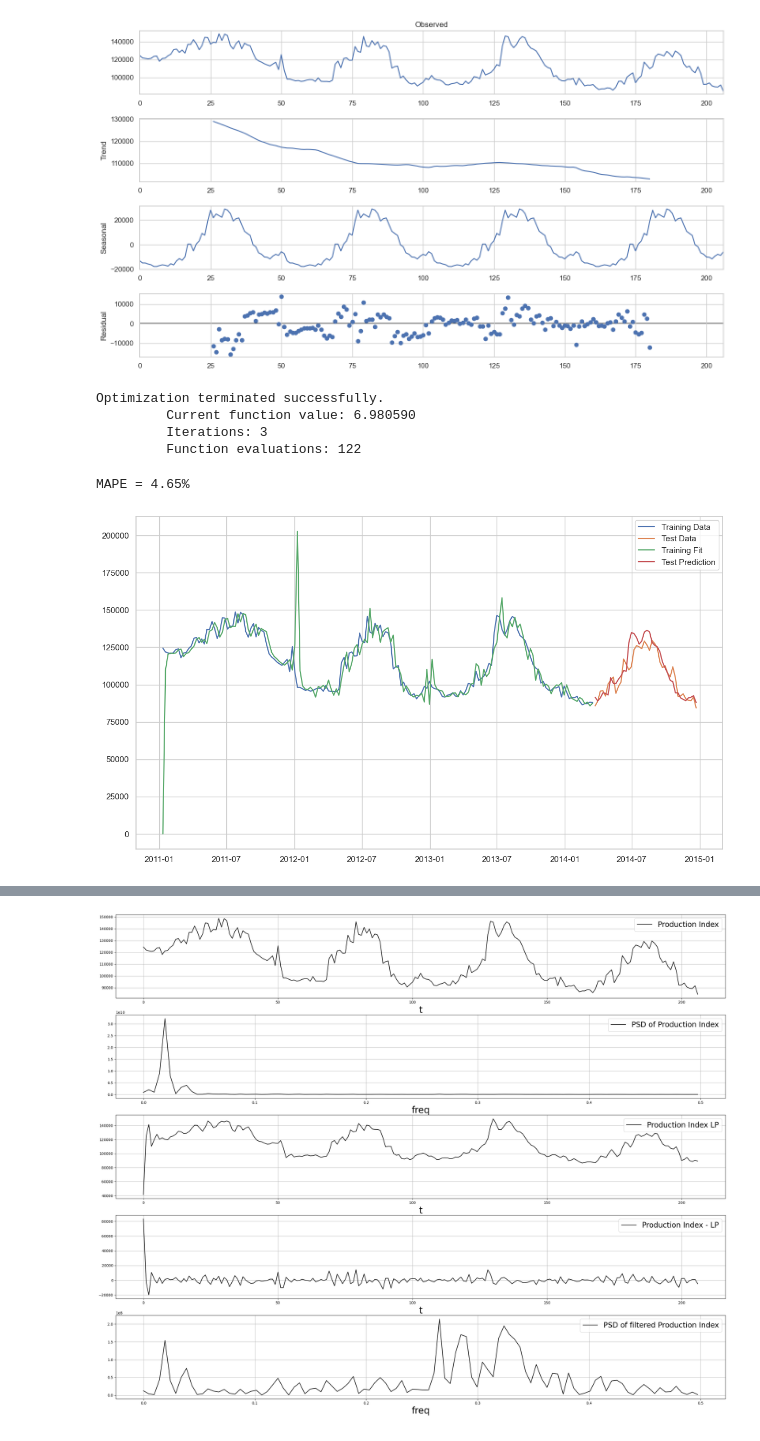
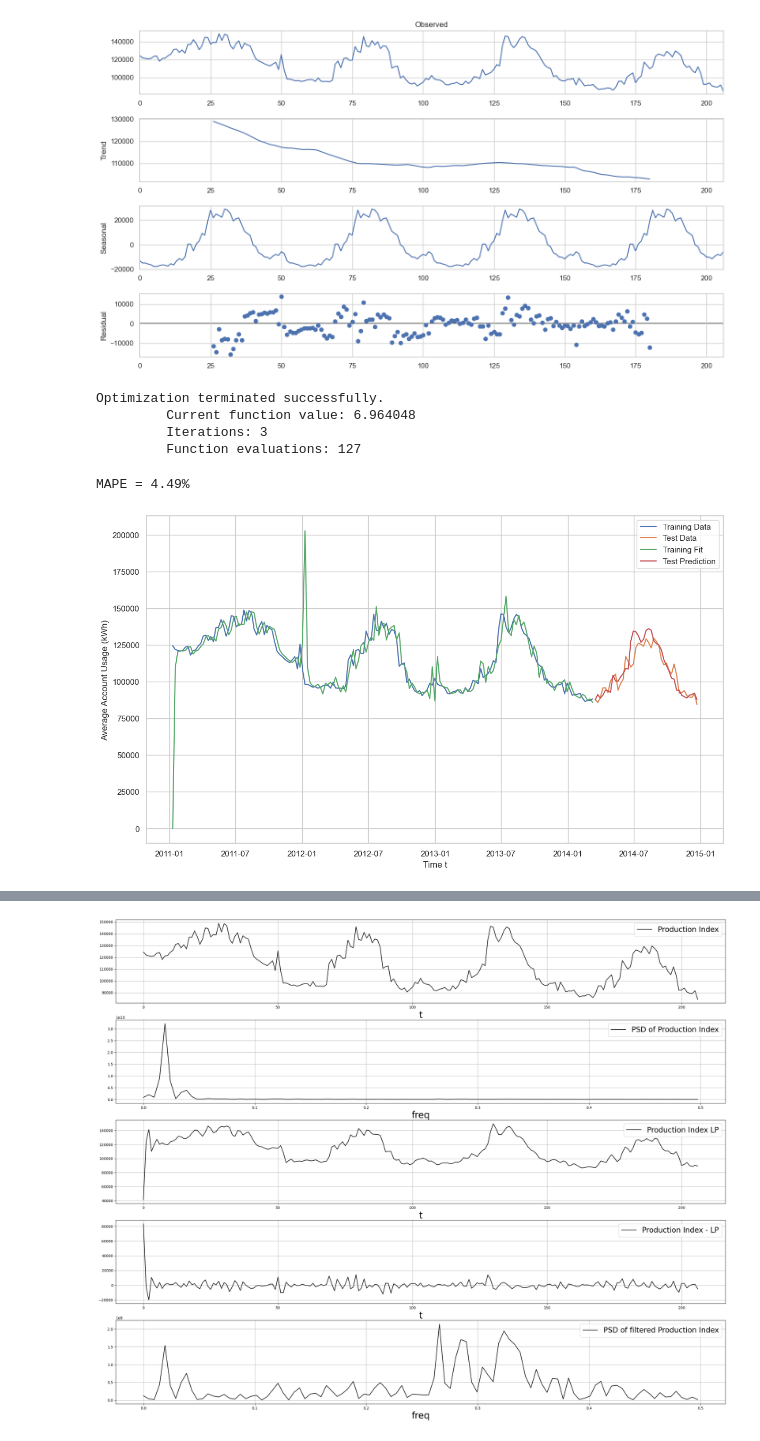
Before and after one commit to kevintaylor99/Forecasting-Project-1, a Jupyter notebook: Model & Analysis/Modeling_Analysis.ipynb, the cells around one changed output, grey strips where cells are left out. Cells and saved outputs as stored; diff of their text form; code cells hidden in the pictures.

```diff
--- a/Model & Analysis/Modeling_Analysis.ipynb
+++ b/Model & Analysis/Modeling_Analysis.ipynb
@@ -57,19 +49,21 @@ fig = result.plot()
 # %% [output]
 [figure]
 # %%
-train, test, fit, prediction = walk_forward_validation_sarimax(weekly_overall, 40, 0, 1, 1, 0, 1, 1, 52)
+train, test, fit, prediction = walk_forward_validation_sarimax(weekly_overall, round(len(weekly_overall)*0.2), 0, 1, 1, 0, 1, 1, 52)
 # %% [output]
 Optimization terminated successfully.
-         Current function value: 6.980590
+         Current function value: 6.964048
          Iterations: 3
-         Function evaluations: 122
+         Function evaluations: 127
 # %%
 plt.plot(train, label = 'Training Data')
 plt.plot(test, label = 'Test Data')
 plt.plot(fit, label = 'Training Fit')
 plt.plot(prediction, label = 'Test Prediction')
+plt.xlabel('Time t')
+plt.ylabel('Average Account Usage (kWh)')
 plt.legend()
 print("MAPE = {:0.2%}".format(MAPE(test.value.values, prediction.values)))
 # %% [output]
-MAPE = 4.65%
+MAPE = 4.49%
-[figure, old version]
+[figure, new version]
```
Also changed, not shown: parts of 5 cells of this notebook.
